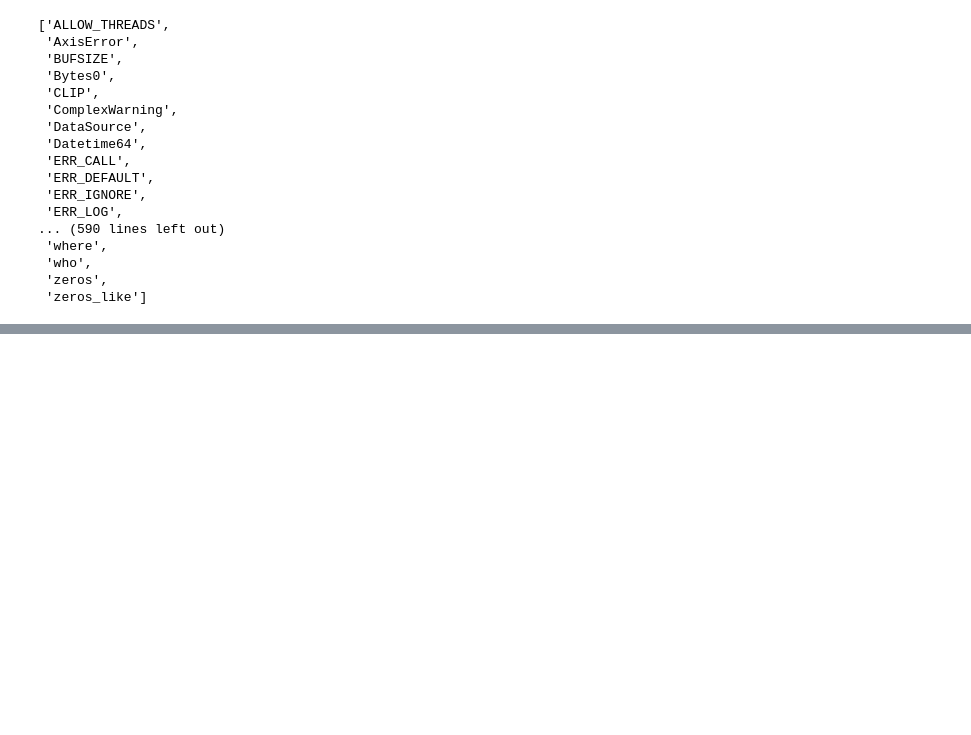
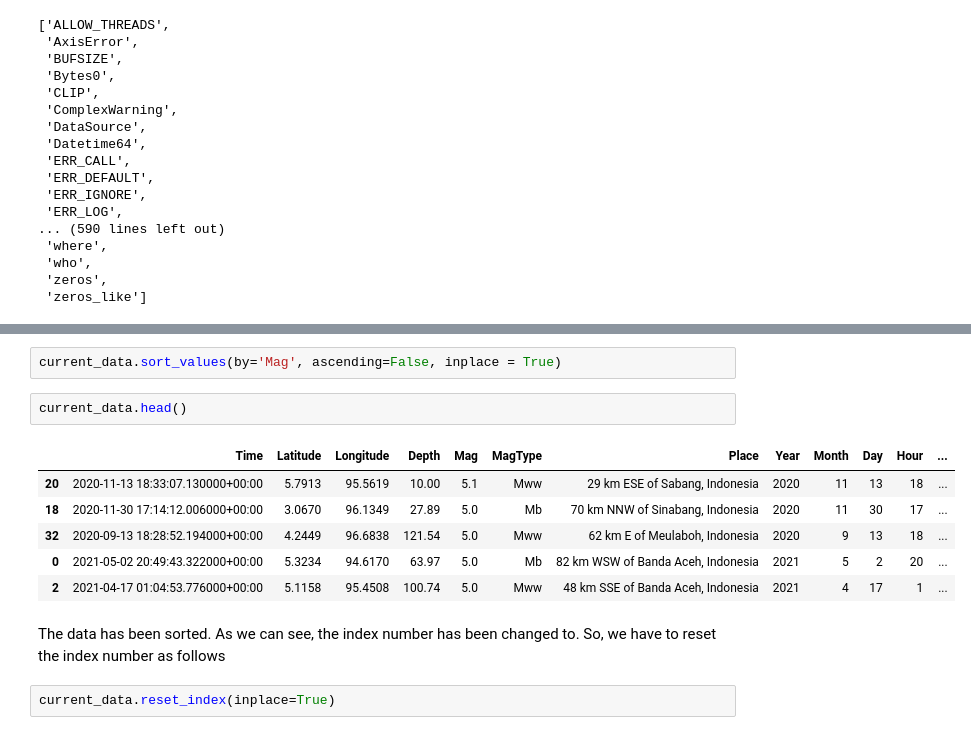
Before and after one commit to auliakhalqillah/Introduction-to-Python, a Jupyter notebook: py_tutorial.ipynb, the cells around one changed output, grey strips where cells are left out. Drawn from its saved outputs; the diff is of its cells as text; blank space fills up the shorter version.

```diff
--- a/py_tutorial.ipynb
+++ b/py_tutorial.ipynb
@@ -422,0 +697,15 @@ dir(np)
+# %%
+current_data.sort_values(by='Mag', ascending=False, inplace = True)
+# %%
+current_data.head()
+# %% [output]
+|  | Time | Latitude | Longitude | Depth | Mag | MagType | Place | Year | Month | Day | Hour | ... |
+| 20 | 2020-11-13 18:33:07.130000+00:00 | 5.7913 | 95.5619 | 10.00 | 5.1 | Mww | 29 km ESE of Sabang, Indonesia | 2020 | 11 | 13 | 18 | ... |
+| 18 | 2020-11-30 17:14:12.006000+00:00 | 3.0670 | 96.1349 | 27.89 | 5.0 | Mb | 70 km NNW of Sinabang, Indonesia | 2020 | 11 | 30 | 17 | ... |
+| 32 | 2020-09-13 18:28:52.194000+00:00 | 4.2449 | 96.6838 | 121.54 | 5.0 | Mww | 62 km E of Meulaboh, Indonesia | 2020 | 9 | 13 | 18 | ... |
+| 0 | 2021-05-02 20:49:43.322000+00:00 | 5.3234 | 94.6170 | 63.97 | 5.0 | Mb | 82 km WSW of Banda Aceh, Indonesia | 2021 | 5 | 2 | 20 | ... |
+| 2 | 2021-04-17 01:04:53.776000+00:00 | 5.1158 | 95.4508 | 100.74 | 5.0 | Mww | 48 km SSE of Banda Aceh, Indonesia | 2021 | 4 | 17 | 1 | ... |
+# %% [markdown]
+The data has been sorted. As we can see, the index number has been changed to. So, we have to reset the index number as follows
+# %%
+current_data.reset_index(inplace=True)
```
Also changed, not shown: parts of 63 cells of this notebook.
